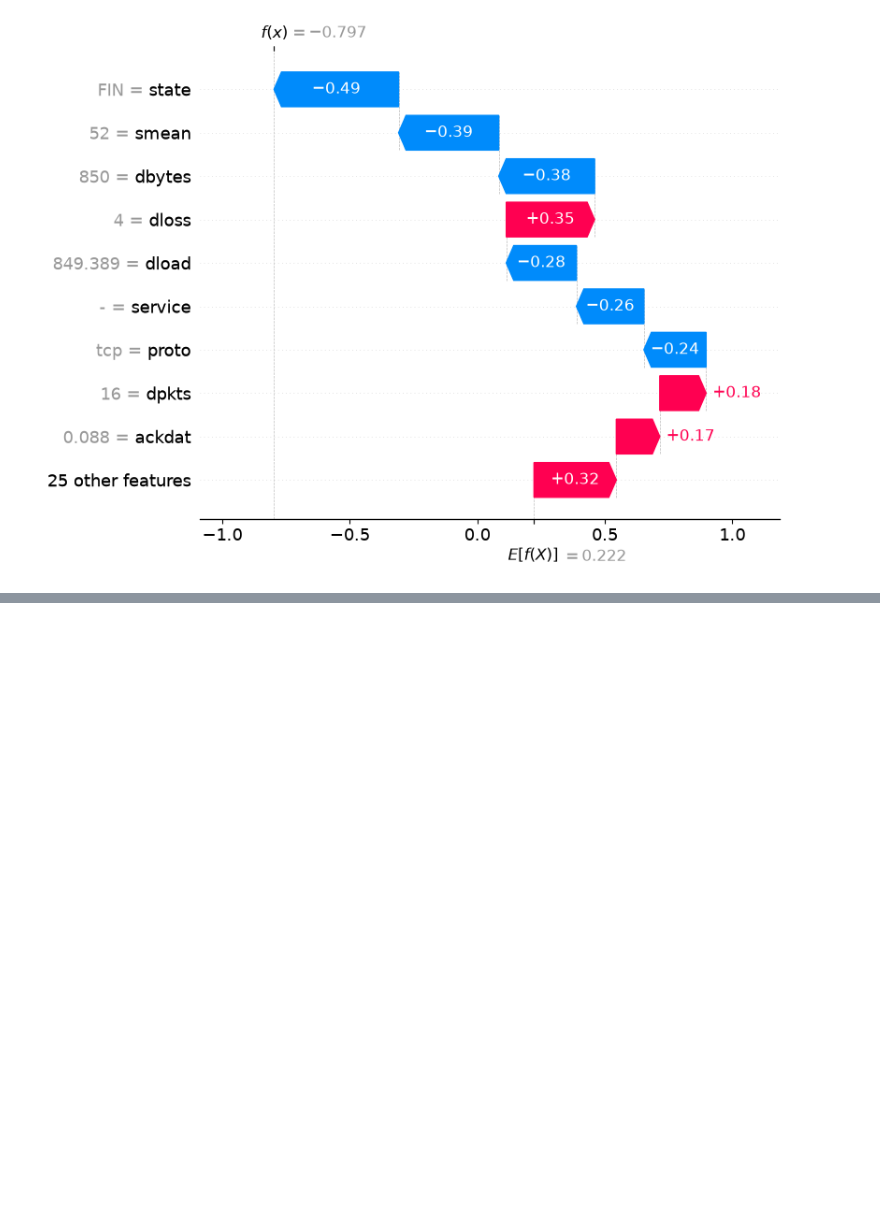
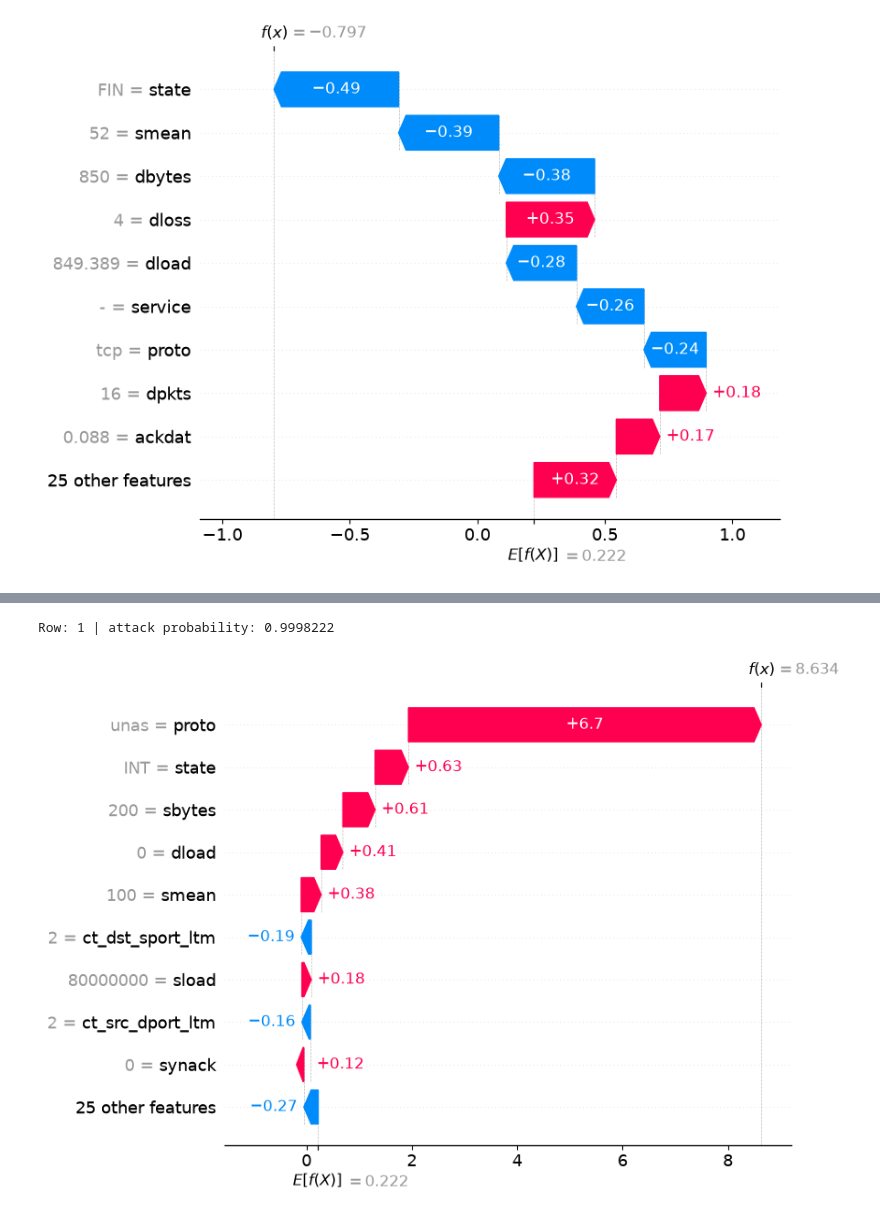
Before and after one commit to Shabana-asmi/soc-copilot, a Jupyter notebook: notebooks/01_eda.ipynb, the cells around one changed output, grey strips where cells are left out. Cells and saved outputs as stored; diff of their text form; code cells hidden in the pictures; blank space fills up the shorter version.

Commit message:
Add SHAP explanations

```diff
--- a/notebooks/01_eda.ipynb
+++ b/notebooks/01_eda.ipynb
@@ -231,0 +255,10 @@ Model says attack probability: 0.3106035
+# %%
+# ===== SHAP 3: Waterfall for an attack the model caught correctly =====
+probs = model.predict_proba(sample)[:, 1]            # attack probability for all 1000 sample rows
+true = y_test.loc[sample.index].values               # real labels for the same rows
+idx = [i for i in range(len(sample)) if true[i] == 1 and probs[i] > 0.9][0]  # first real attack with high confidence
+print("Row:", idx, "| attack probability:", probs[idx])   # show which row and its confidence
+shap.plots.waterfall(shap_values[idx])               # draw the explanation for that row
+# %% [output]
+Row: 1 | attack probability: 0.9998222
+[figure, added]
```
Also changed, not shown: parts of 1 cell of this notebook.
